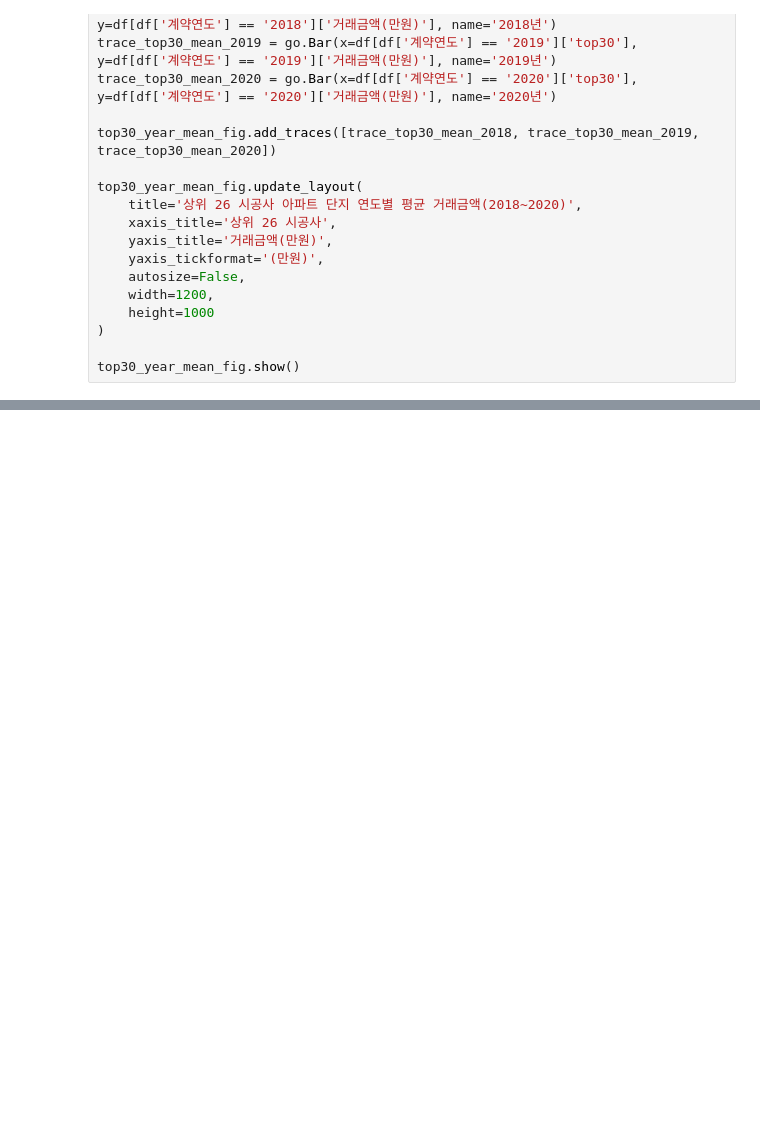
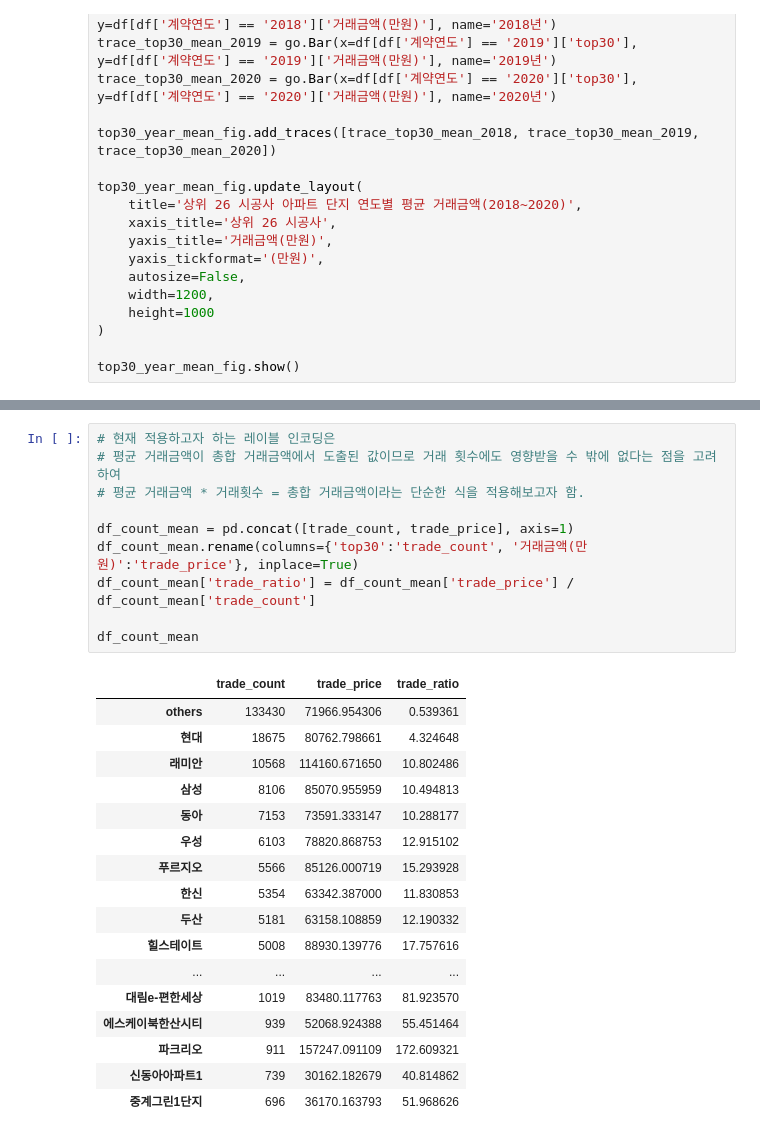
Before and after one commit to bini9788/Team4_EDA_ML_Prj, a Jupyter notebook: 데이터 컬럼 전처리/danji_column_refining.ipynb, the cells around one changed output, grey strips where cells are left out. Drawn from its saved outputs; the diff is of its cells as text; blank space fills up the shorter version.

```diff
--- a/데이터 컬럼 전처리/danji_column_refining.ipynb
+++ b/데이터 컬럼 전처리/danji_column_refining.ipynb
@@ -444,0 +499,28 @@ top30_year_mean_fig.show()
+# %%
+# 현재 적용하고자 하는 레이블 인코딩은
+# 평균 거래금액이 총합 거래금액에서 도출된 값이므로 거래 횟수에도 영향받을 수 밖에 없다는 점을 고려하여
+# 평균 거래금액 * 거래횟수 = 총합 거래금액이라는 단순한 식을 적용해보고자 함.
+
+df_count_mean = pd.concat([trade_count, trade_price], axis=1)
+df_count_mean.rename(columns={'top30':'trade_count', '거래금액(만원)':'trade_price'}, inplace=True)
+df_count_mean['trade_ratio'] = df_count_mean['trade_price'] / df_count_mean['trade_count']
+
+df_count_mean
+# %% [output]
+|  | trade_count | trade_price | trade_ratio |
+| others | 133430 | 71966.954306 | 0.539361 |
+| 현대 | 18675 | 80762.798661 | 4.324648 |
+| 래미안 | 10568 | 114160.671650 | 10.802486 |
+| 삼성 | 8106 | 85070.955959 | 10.494813 |
+| 동아 | 7153 | 73591.333147 | 10.288177 |
+| 우성 | 6103 | 78820.868753 | 12.915102 |
+| 푸르지오 | 5566 | 85126.000719 | 15.293928 |
+| 한신 | 5354 | 63342.387000 | 11.830853 |
+| 두산 | 5181 | 63158.108859 | 12.190332 |
+| 힐스테이트 | 5008 | 88930.139776 | 17.757616 |
+| ... | ... | ... | ... |
+| 대림e-편한세상 | 1019 | 83480.117763 | 81.923570 |
+| 에스케이북한산시티 | 939 | 52068.924388 | 55.451464 |
+| 파크리오 | 911 | 157247.091109 | 172.609321 |
+| 신동아아파트1 | 739 | 30162.182679 | 40.814862 |
+| 중계그린1단지 | 696 | 36170.163793 | 51.968626 |
```
Also changed, not shown: parts of 6 cells of this notebook.
